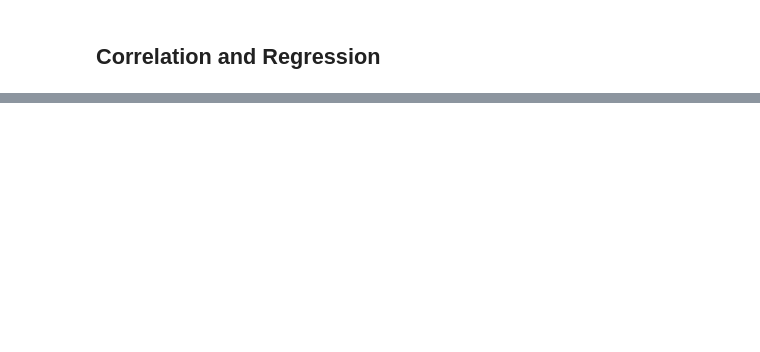
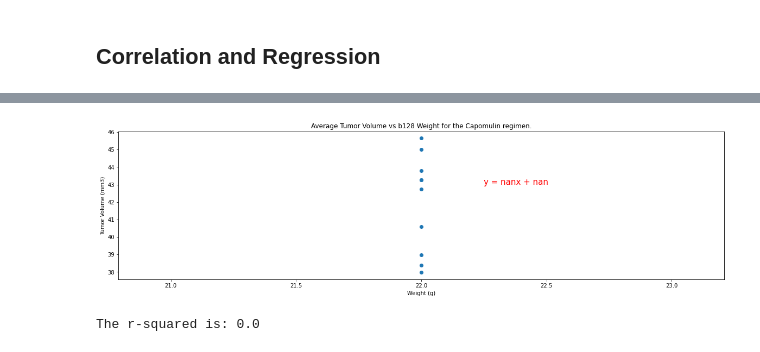
Before and after one commit to georgiafbi/matplotlib-challenge, a Jupyter notebook: Pymaceuticals/pymaceuticals_starter.ipynb, the cells around one changed output, grey strips where cells are left out. Saved outputs shown, nothing was run; the diff lists cells and outputs as text; code cells hidden in the pictures; blank space fills up the shorter version.

```diff
--- a/Pymaceuticals/pymaceuticals_starter.ipynb
+++ b/Pymaceuticals/pymaceuticals_starter.ipynb
@@ -288,0 +293,15 @@ for j in range(len(tumor_vol_data_s)):
+# %%
+(slope, intercept, rvalue, pvalue, stderr) = linregress(mouse_weight, y_tv)
+regress_values = mouse_weight * slope + intercept
+line_eq = "y = " + str(round(slope,2)) + "x + " + str(round(intercept,2))
+plt.scatter(mouse_weight,y_tv)
+plt.title(f"Average Tumor Volume vs {mouse[mouse_select]} Weight for the {drug} regimen.")
+plt.plot(mouse_weight,regress_values,"r-")
+plt.annotate(line_eq,(22.25,43),fontsize=15,color="red")
+plt.xlabel("Weight (g)")
+plt.ylabel("Tumor Volume (mm3)")
+plt.show()
+print(f"The r-squared is: {rvalue**2}")
+# %% [output]
+[figure, added]
+The r-squared is: 0.0
```
Also changed, not shown: parts of 12 cells of this notebook.
